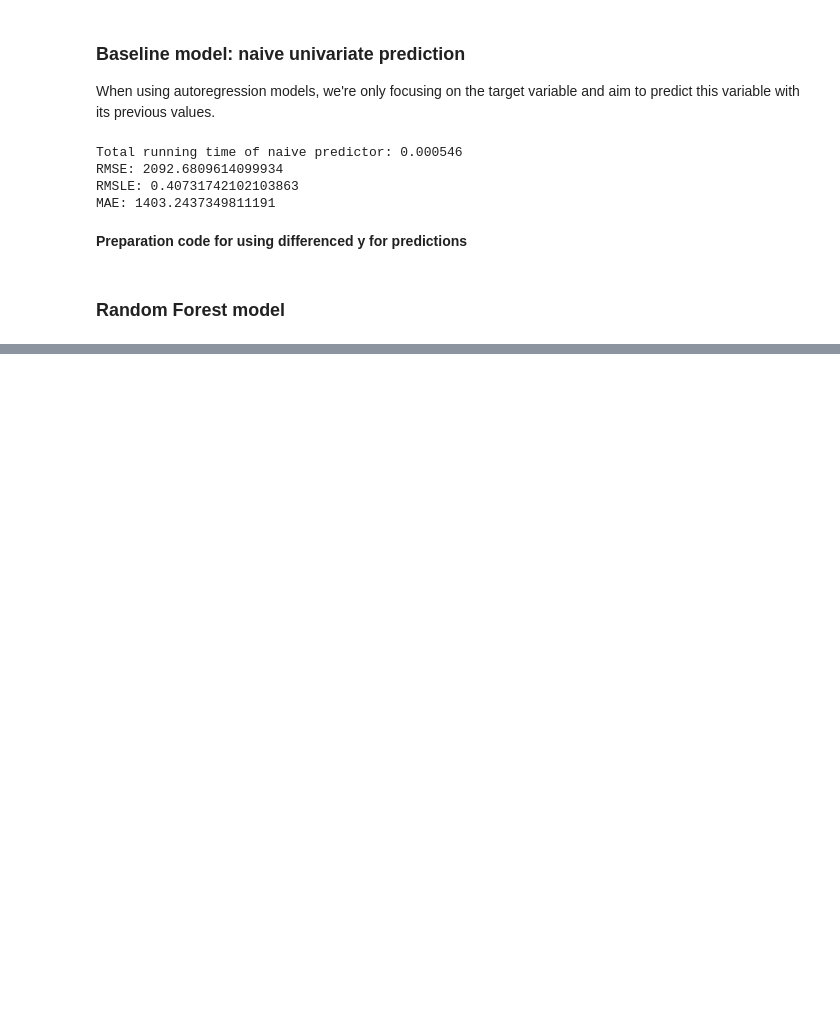
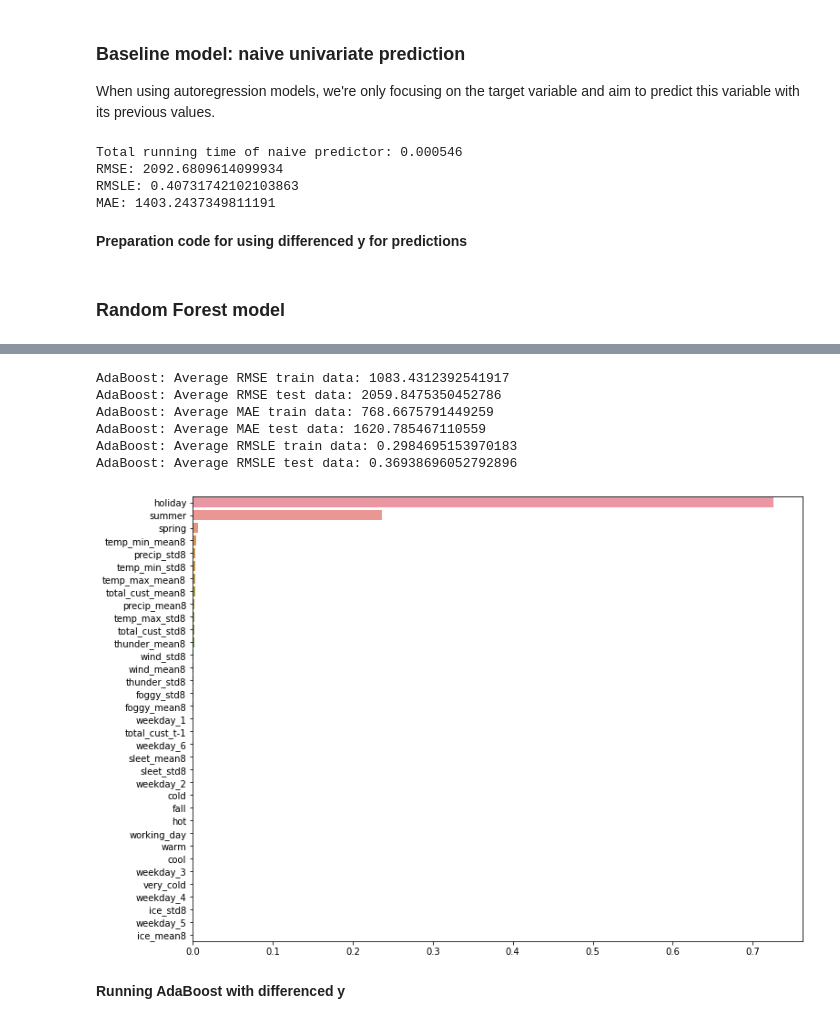
Before and after one commit to SamuelWanjiru/Bike-sharing-forecast, a Jupyter notebook: BikeSharing.ipynb, the cells around one changed output, grey strips where cells are left out. Saved outputs shown, nothing was run; the diff lists cells and outputs as text; code cells hidden in the pictures; blank space fills up the shorter version.

```diff
--- a/BikeSharing.ipynb
+++ b/BikeSharing.ipynb
@@ -1535,0 +2204,15 @@ NameError: ignored
+# %%
+# Saving the best RandomForest model
+#pickle.dump(gs_ada.best_estimator_, open('adaboost.sav', 'wb'))
+
+# change the keys of the best_params dictionary to allow it to be used for the final model
+fix_best_params_ada = {key[7:]: val for key, val in gs_ada.best_params_.items()}
+
+print(fix_best_params_ada)
+
+max_depth = fix_best_params_ada['base_estimator__max_depth']
+
+# fit the randomforestregressor with the best_params as hyperparameters
+model_ada_tuned = AdaBoostRegressor(DecisionTreeRegressor(max_depth=max_depth),
+                                    learning_rate=fix_best_params_ada['learning_rate'],
+                                    n_estimators=fix_best_params_ada['n_estimators'])
@@ -1535,0 +2221,15 @@ NameError: ignored
+# %%
+# creating and fitting the ML pipeline
+trend_features = ['total_cust_mean'+str(window), 'total_cust_std'+str(window), 'total_cust_t-1']
+
+preprocessor = ColumnTransformer([
+    ('trend_diff', FunctionTransformer(np.log1p, validate=False), trend_features),
+], remainder='passthrough')
+
+pipeline = Pipeline([
+    ('preprocessor', preprocessor),
+    #('debug', Debug()) # I have commented this out because it will hinder the execution of this pipeline
+    ('model', model_ada_tuned)
+])
+
+pipeline_ada_tuned = pipeline.fit(X, y)
@@ -1535,0 +2254,43 @@ NameError: ignored
+# %%
+# root mean squared error
+print('AdaBoost: Average RMSE train data:',
+      sum([np.sqrt(-1 * x) for x in scores_ada_tuned['train_neg_mean_squared_error']])/len(scores_ada_tuned['train_neg_mean_squared_error']))
+print('AdaBoost: Average RMSE test data:',
+      sum([np.sqrt(-1 * x) for x in scores_ada_tuned['test_neg_mean_squared_error']])/len(scores_ada_tuned['test_neg_mean_squared_error']))
+
+# mean average error
+print('AdaBoost: Average MAE train data:',
+      sum([(-1 * x) for x in scores_ada_tuned['train_neg_mean_absolute_error']])/len(scores_ada_tuned['train_neg_mean_absolute_error']))
+print('AdaBoost: Average MAE test data:',
+      sum([(-1 * x) for x in scores_ada_tuned['test_neg_mean_absolute_error']])/len(scores_ada_tuned['test_neg_mean_absolute_error']))
+
+# root mean squared log error
+print('AdaBoost: Average RMSLE train data:',
+      sum([np.sqrt(-1 * x) for x in scores_ada_tuned['train_neg_mean_squared_log_error']])/len(scores_ada_tuned['train_neg_mean_squared_log_error']))
+print('AdaBoost: Average RMSLE test data:',
+      sum([np.sqrt(-1 * x) for x in scores_ada_tuned['test_neg_mean_squared_log_error']])/len(scores_ada_tuned['test_neg_mean_squared_log_error']))
+# %% [output]
+AdaBoost: Average RMSE train data: 1083.4312392541917
+AdaBoost: Average RMSE test data: 2059.8475350452786
+AdaBoost: Average MAE train data: 768.6675791449259
+AdaBoost: Average MAE test data: 1620.785467110559
+AdaBoost: Average RMSLE train data: 0.2984695153970183
+AdaBoost: Average RMSLE test data: 0.36938696052792896
+# %%
+# plot feature importance
+plt.figure(figsize=[12,9])
+importances = list(pipeline_ada_tuned.steps[1][1].feature_importances_)
+
+imp_dict = {key: val for key, val in zip(list(X.columns), importances)}
+sorted_feats = sorted(imp_dict.items(), key=lambda x:x[1], reverse=True)
+x_val = [x[0] for x in sorted_feats]
+y_val = [x[1] for x in sorted_feats]
+
+#importances.sort(reverse=True)
+sb.barplot(y_val, x_val)
+
+plt.show();
+# %% [output]
+[figure, added]
+# %% [markdown]
+**Running AdaBoost with differenced y**
```
Also changed, not shown: parts of 76 cells of this notebook.
